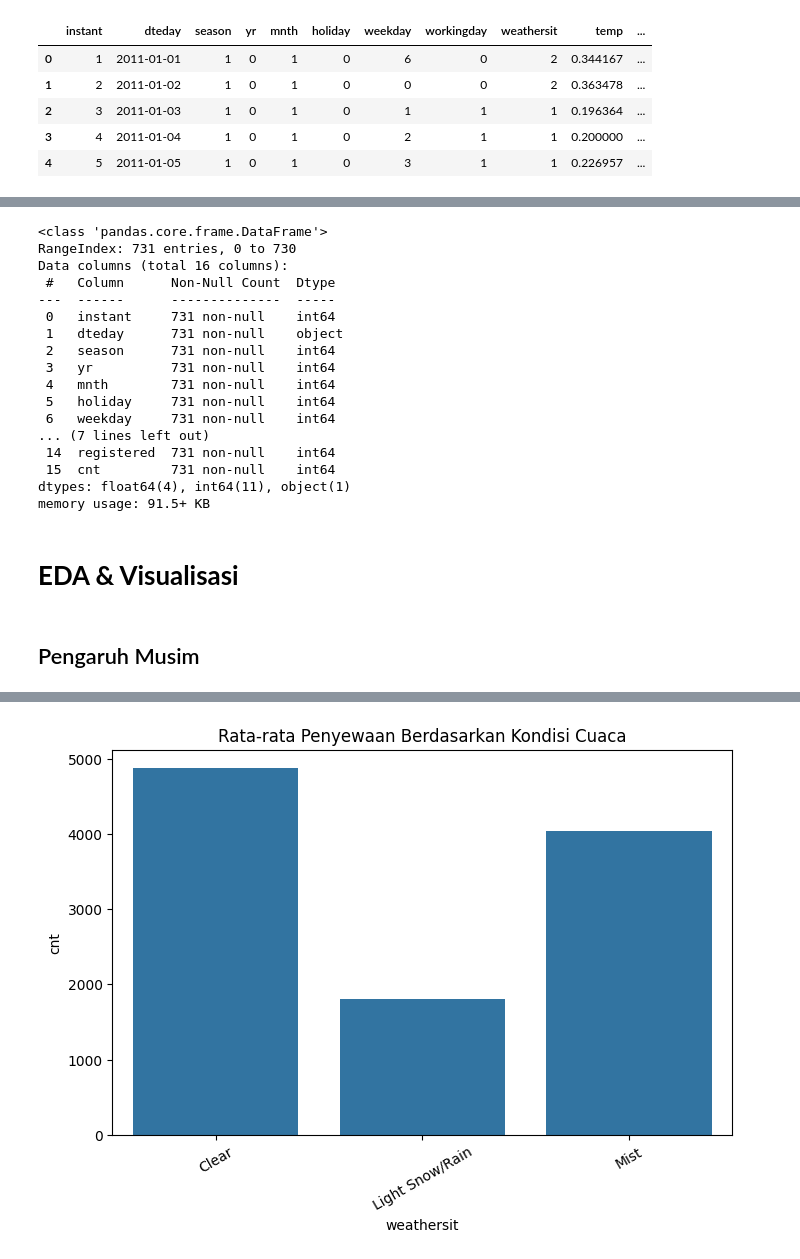
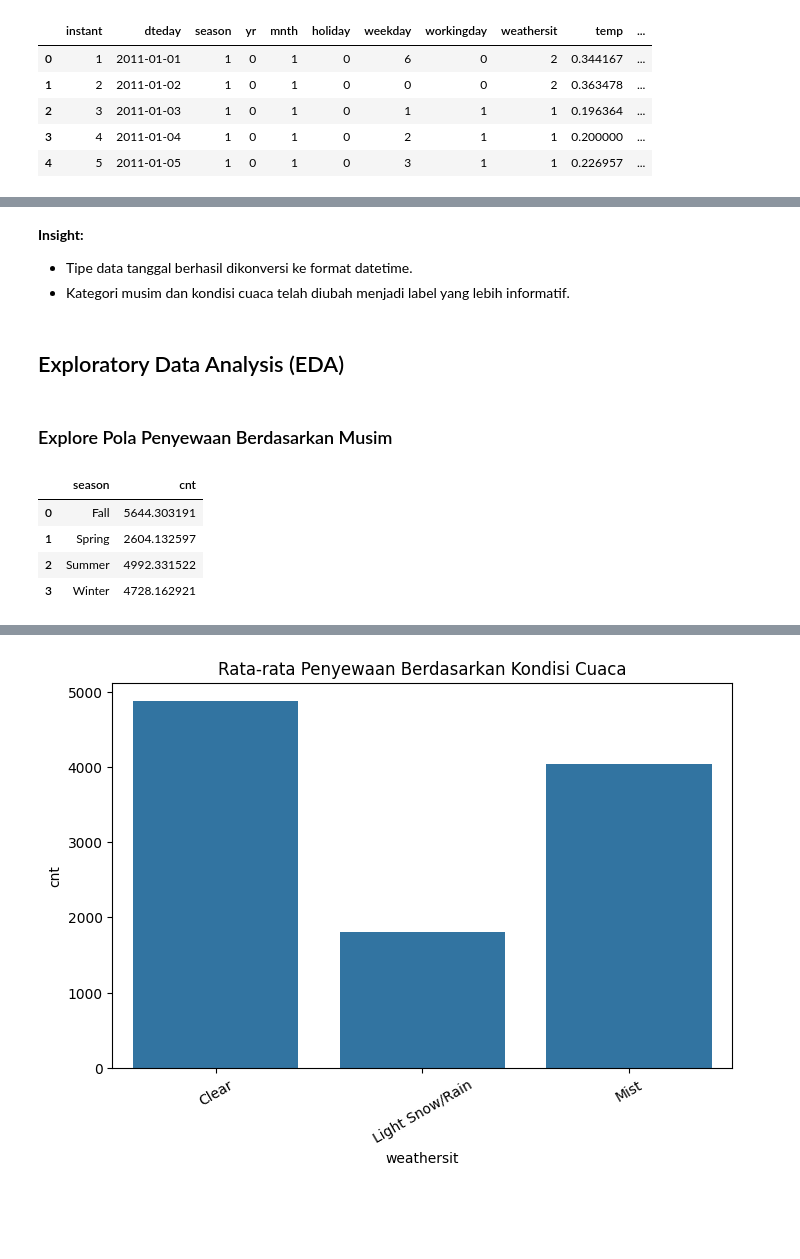
Before and after one commit to indrianisaptr/bike-sharing-analysis, a Jupyter notebook: notebook.ipynb, the cells around one changed output, grey strips where cells are left out. Drawn from its saved outputs; the diff is of its cells as text; code cells hidden in the pictures; blank space fills up the shorter version.

```diff
--- a/notebook.ipynb
+++ b/notebook.ipynb
@@ -24,46 +85,25 @@ day_df.head()
 # %%
-day_df.info()
-day_df.isna().sum()
-
-# Rubah tanggal
 day_df["dteday"] = pd.to_datetime(day_df["dteday"])
 
-# Mapping season dan weather supaya readable
-season_map = {
-    1: "Spring",
-    2: "Summer",
-    3: "Fall",
-    4: "Winter"
-}
-
-weather_map = {
-    1: "Clear",
-    2: "Mist",
-    3: "Light Snow/Rain",
-    4: "Heavy Rain/Snow"
-}
+season_map = {1: "Spring", 2: "Summer", 3: "Fall", 4: "Winter"}
+weather_map = {1: "Clear", 2: "Mist", 3: "Light Snow/Rain", 4: "Heavy Rain/Snow"}
 
 day_df["season"] = day_df["season"].map(season_map)
 day_df["weathersit"] = day_df["weathersit"].map(weather_map)
-# %% [output]
-<class 'pandas.core.frame.DataFrame'>
-RangeIndex: 731 entries, 0 to 730
-Data columns (total 16 columns):
- #   Column      Non-Null Count  Dtype
----  ------      --------------  -----
- 0   instant     731 non-null    int64
- 1   dteday      731 non-null    object
- 2   season      731 non-null    int64
- 3   yr          731 non-null    int64
- 4   mnth        731 non-null    int64
- 5   holiday     731 non-null    int64
- 6   weekday     731 non-null    int64
-... (7 lines left out)
- 14  registered  731 non-null    int64
- 15  cnt         731 non-null    int64
-dtypes: float64(4), int64(11), object(1)
-memory usage: 91.5+ KB
+# %% [markdown]
+**Insight:**
+- Tipe data tanggal berhasil dikonversi ke format datetime.
+- Kategori musim dan kondisi cuaca telah diubah menjadi label yang lebih informatif.
 # %% [markdown]
-# **EDA & Visualisasi**
+## Exploratory Data Analysis (EDA)
-# %% [markdown]
-## Pengaruh Musim
+# %% [markdown]
+### Explore Pola Penyewaan Berdasarkan Musim
+# %%
+season_analysis = day_df.groupby("season")["cnt"].mean().reset_index()
+season_analysis
+# %% [output]
+|  | season | cnt |
+| 0 | Fall | 5644.303191 |
+| 1 | Spring | 2604.132597 |
+| 2 | Summer | 4992.331522 |
+| 3 | Winter | 4728.162921 |
```
Also changed, not shown: parts of 30 cells of this notebook, 1 other file.
